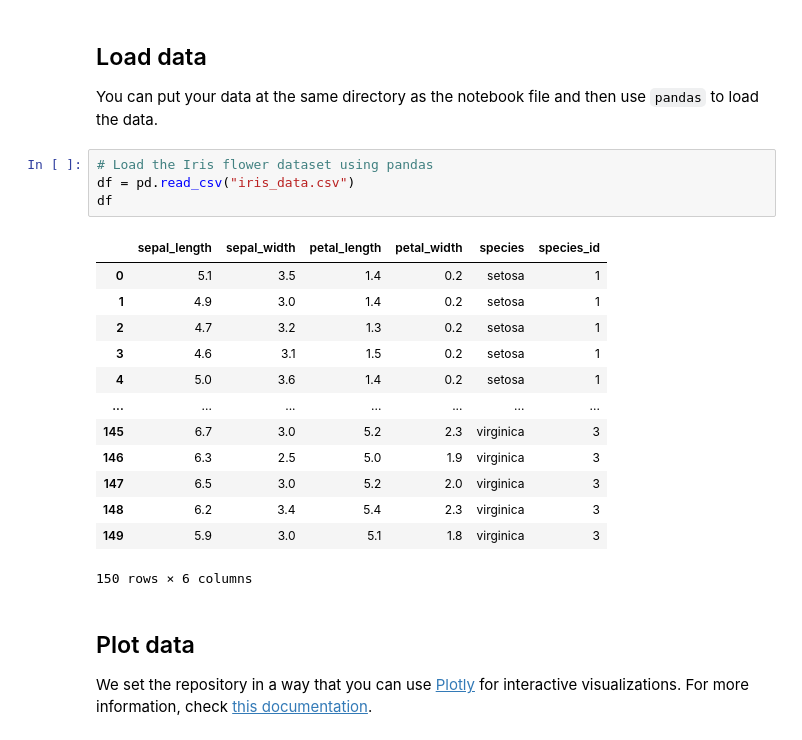
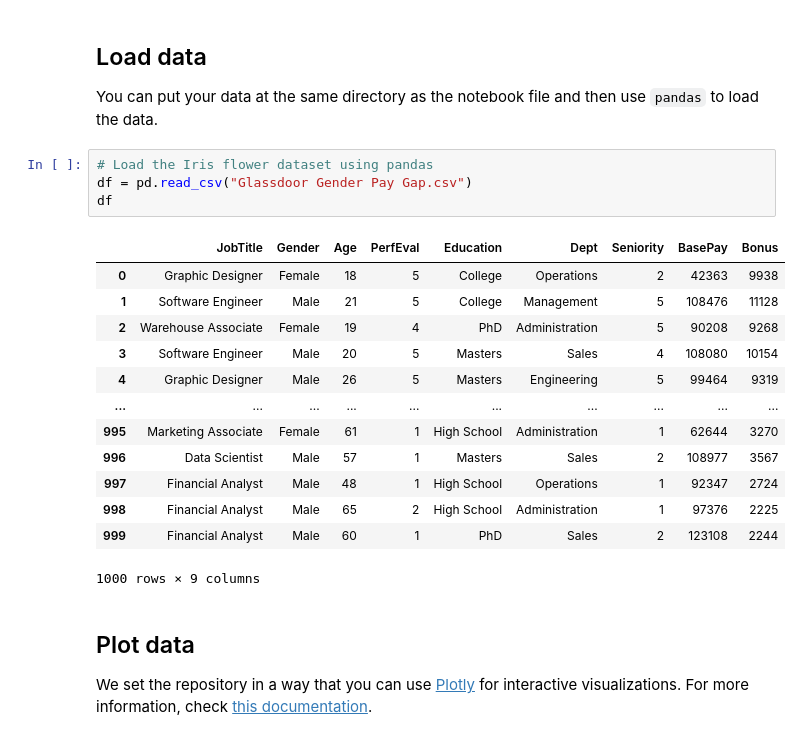
Before and after one commit to EelkjeTalsma/Information-Visualization, a Jupyter notebook: docs/notebook.ipynb, the cells around one changed output. Saved outputs shown, nothing was run; the diff lists cells and outputs as text.

```diff
--- a/docs/notebook.ipynb
+++ b/docs/notebook.ipynb
@@ -18,22 +17,22 @@ import seaborn as sns
 You can put your data at the same directory as the notebook file and then use `pandas` to load the data.
 # %%
 # Load the Iris flower dataset using pandas
-df = pd.read_csv("iris_data.csv")
+df = pd.read_csv("Glassdoor Gender Pay Gap.csv")
 df
 # %% [output]
-|  | sepal_length | sepal_width | petal_length | petal_width | species | species_id |
-| 0 | 5.1 | 3.5 | 1.4 | 0.2 | setosa | 1 |
-| 1 | 4.9 | 3.0 | 1.4 | 0.2 | setosa | 1 |
-| 2 | 4.7 | 3.2 | 1.3 | 0.2 | setosa | 1 |
-| 3 | 4.6 | 3.1 | 1.5 | 0.2 | setosa | 1 |
-| 4 | 5.0 | 3.6 | 1.4 | 0.2 | setosa | 1 |
-| ... | ... | ... | ... | ... | ... | ... |
-| 145 | 6.7 | 3.0 | 5.2 | 2.3 | virginica | 3 |
-| 146 | 6.3 | 2.5 | 5.0 | 1.9 | virginica | 3 |
-| 147 | 6.5 | 3.0 | 5.2 | 2.0 | virginica | 3 |
-| 148 | 6.2 | 3.4 | 5.4 | 2.3 | virginica | 3 |
-| 149 | 5.9 | 3.0 | 5.1 | 1.8 | virginica | 3 |
+|  | JobTitle | Gender | Age | PerfEval | Education | Dept | Seniority | BasePay | Bonus |
+| 0 | Graphic Designer | Female | 18 | 5 | College | Operations | 2 | 42363 | 9938 |
+| 1 | Software Engineer | Male | 21 | 5 | College | Management | 5 | 108476 | 11128 |
+| 2 | Warehouse Associate | Female | 19 | 4 | PhD | Administration | 5 | 90208 | 9268 |
+| 3 | Software Engineer | Male | 20 | 5 | Masters | Sales | 4 | 108080 | 10154 |
+| 4 | Graphic Designer | Male | 26 | 5 | Masters | Engineering | 5 | 99464 | 9319 |
+| ... | ... | ... | ... | ... | ... | ... | ... | ... | ... |
+| 995 | Marketing Associate | Female | 61 | 1 | High School | Administration | 1 | 62644 | 3270 |
+| 996 | Data Scientist | Male | 57 | 1 | Masters | Sales | 2 | 108977 | 3567 |
+| 997 | Financial Analyst | Male | 48 | 1 | High School | Operations | 1 | 92347 | 2724 |
+| 998 | Financial Analyst | Male | 65 | 2 | High School | Administration | 1 | 97376 | 2225 |
+| 999 | Financial Analyst | Male | 60 | 1 | PhD | Sales | 2 | 123108 | 2244 |
-150 rows × 6 columns
+1000 rows × 9 columns
 # %% [markdown]
 ## Plot data
 
```
Also changed, not shown: parts of 4 cells of this notebook.
